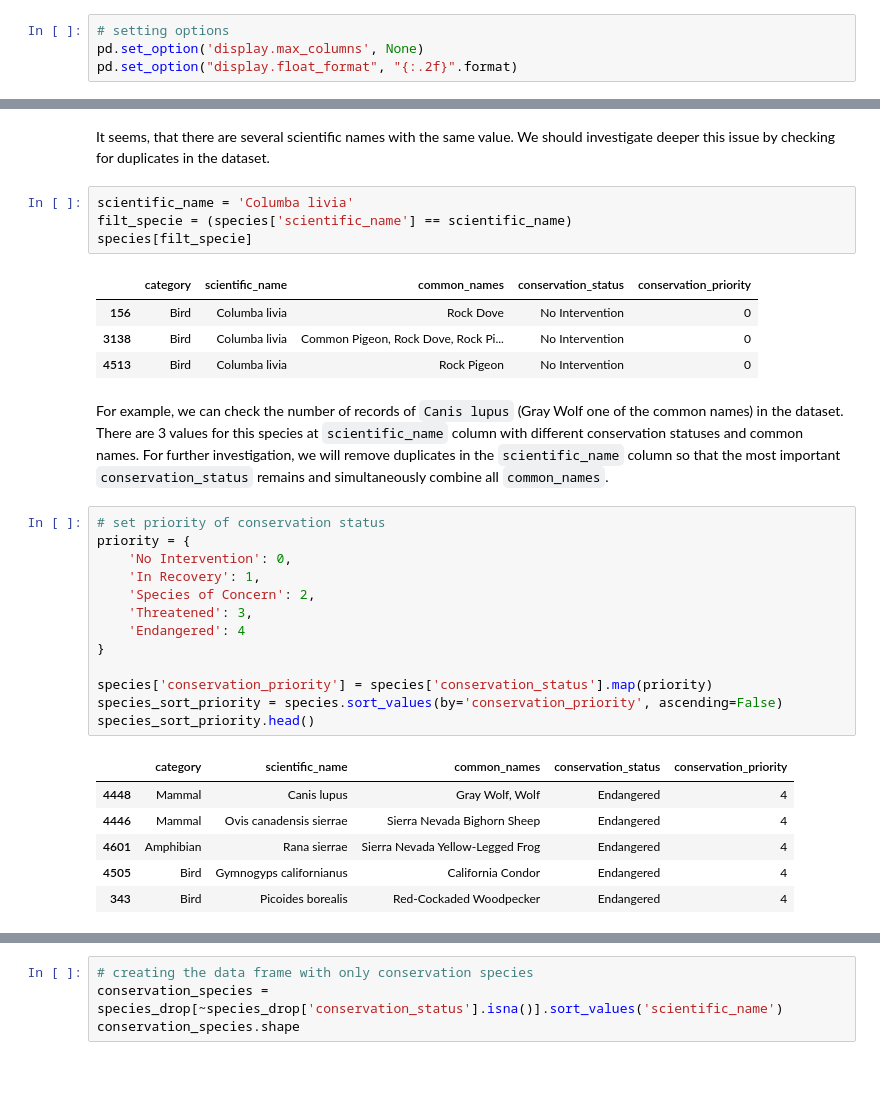
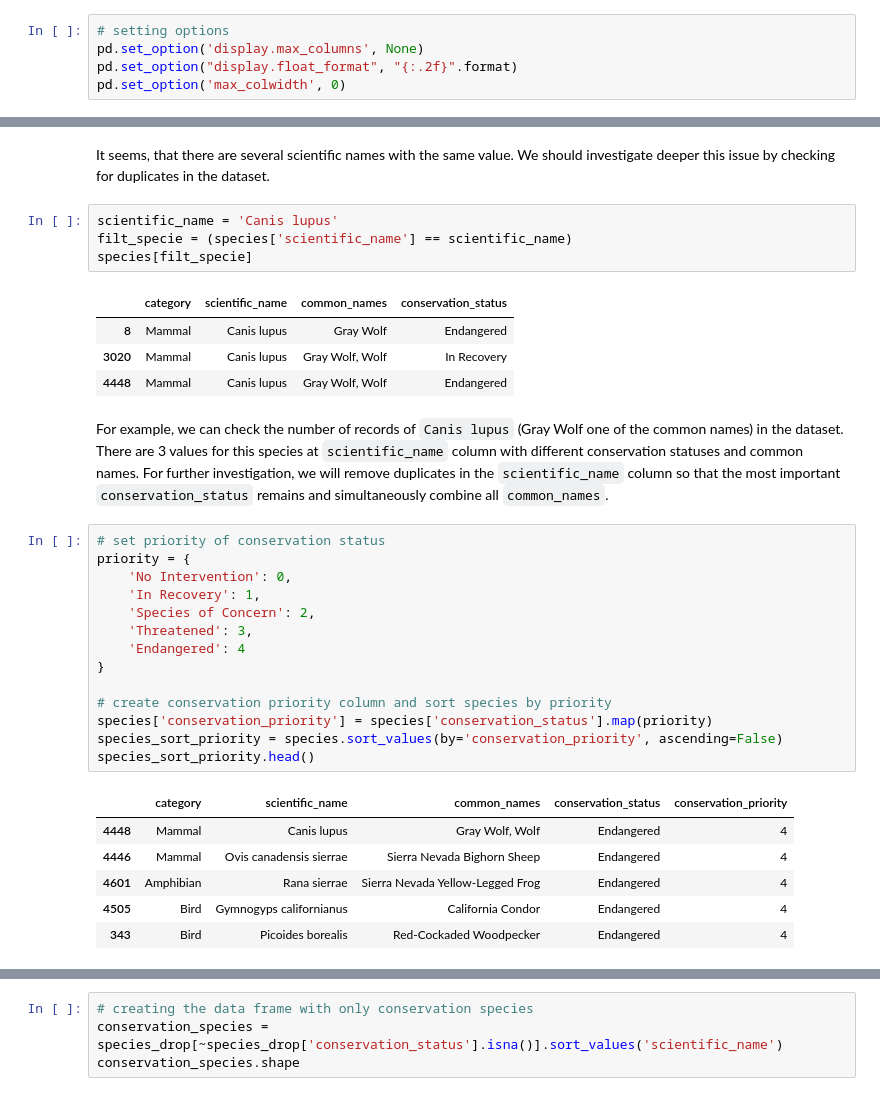
Before and after one commit to 7086600/biodiversity_project, a Jupyter notebook: biodiversity.ipynb, the cells around one changed output, grey strips where cells are left out. Saved outputs shown, nothing was run; the diff lists cells and outputs as text.

```diff
--- a/biodiversity.ipynb
+++ b/biodiversity.ipynb
@@ -48,6 +48,7 @@ import seaborn as sns
 # setting options
 pd.set_option('display.max_columns', None)
 pd.set_option("display.float_format", "{:.2f}".format)
+pd.set_option('max_colwidth', 0)
 # %%
 # load the datasets
 
@@ -177,14 +178,14 @@ sci_names_count.head(10)
 # %% [markdown]
 It seems, that there are several scientific names with the same value. We should investigate deeper this issue by checking for duplicates in the dataset.
 # %%
-scientific_name = 'Columba livia'
+scientific_name = 'Canis lupus'
 filt_specie = (species['scientific_name'] == scientific_name)
 species[filt_specie]
 # %% [output]
-|  | category | scientific_name | common_names | conservation_status | conservation_priority |
-| 156 | Bird | Columba livia | Rock Dove | No Intervention | 0 |
-| 3138 | Bird | Columba livia | Common Pigeon, Rock Dove, Rock Pi... | No Intervention | 0 |
-| 4513 | Bird | Columba livia | Rock Pigeon | No Intervention | 0 |
+|  | category | scientific_name | common_names | conservation_status |
+| 8 | Mammal | Canis lupus | Gray Wolf | Endangered |
+| 3020 | Mammal | Canis lupus | Gray Wolf, Wolf | In Recovery |
+| 4448 | Mammal | Canis lupus | Gray Wolf, Wolf | Endangered |
 # %% [markdown]
 For example, we can check the number of records of `Canis lupus` (Gray Wolf one of the common names) in the dataset. There are 3 values for this species at `scientific_name` column with different conservation statuses and common names.
 For further investigation, we will remove duplicates in the `scientific_name` column so that the most important `conservation_status` remains and simultaneously combine all `common_names`.
@@ -198,6 +199,7 @@ priority = {
     'Endangered': 4
 }
 
+# create conservation priority column and sort species by priority
 species['conservation_priority'] = species['conservation_status'].map(priority)
 species_sort_priority = species.sort_values(by='conservation_priority', ascending=False)
 species_sort_priority.head()
```
Also changed, not shown: parts of 14 cells of this notebook.
